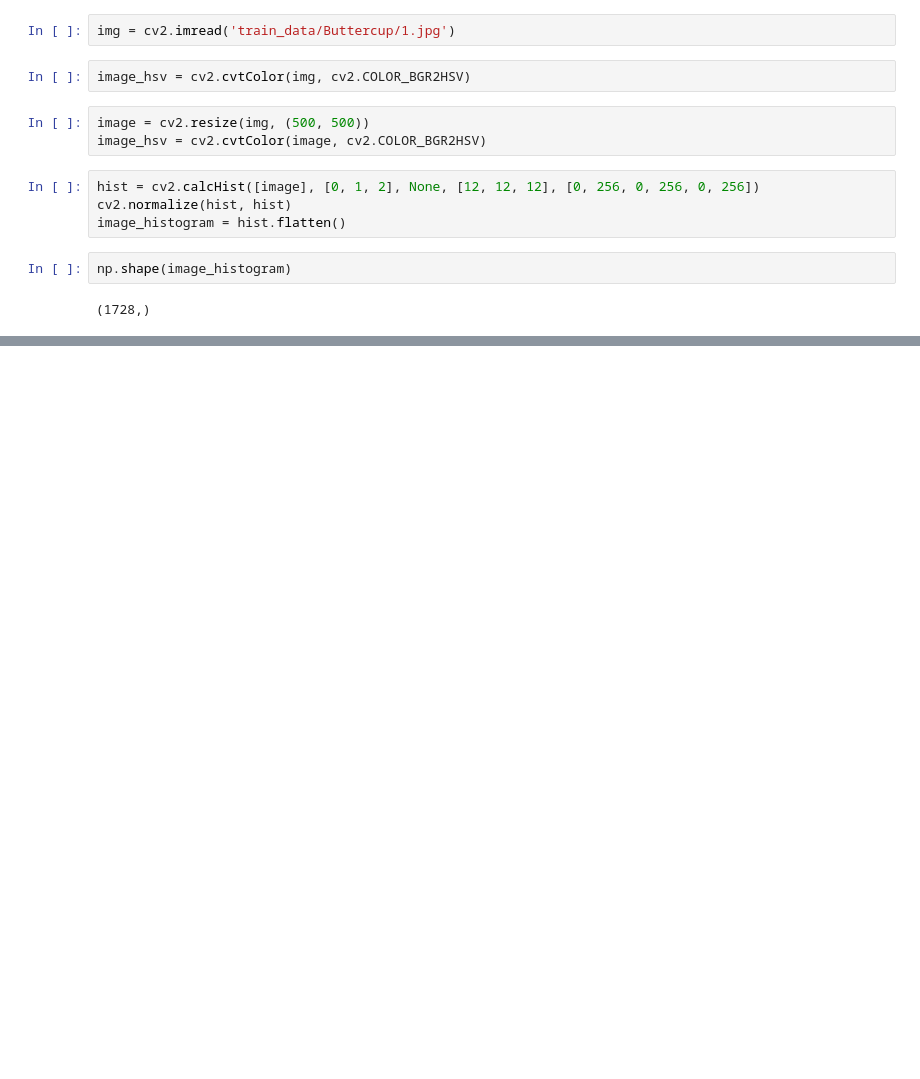
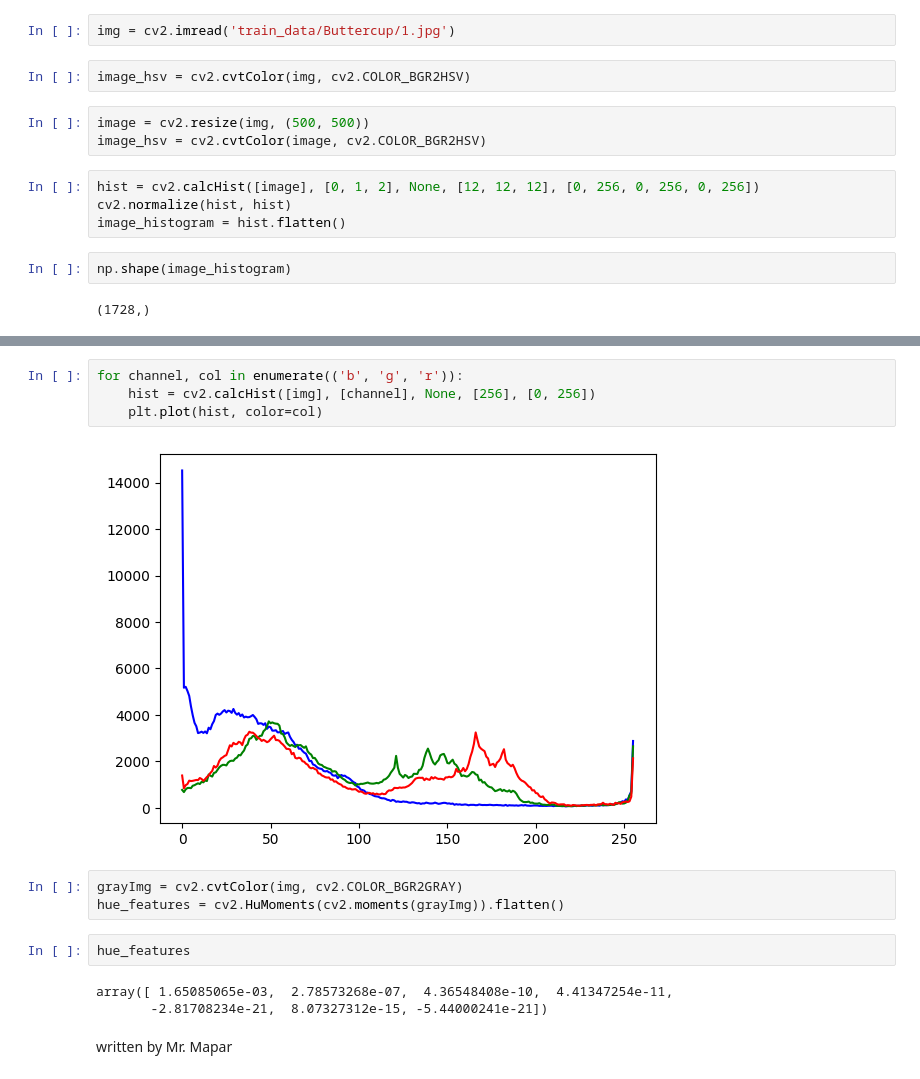
Before and after one commit to masoud533/ImageMining, a Jupyter notebook: flower/opencv.ipynb, the cells around one changed output, grey strips where cells are left out. Cells and saved outputs as stored; diff of their text form; blank space fills up the shorter version.

```diff
--- a/flower/opencv.ipynb
+++ b/flower/opencv.ipynb
@@ -23,0 +36,16 @@ np.shape(image_histogram)
+# %%
+for channel, col in enumerate(('b', 'g', 'r')):
+    hist = cv2.calcHist([img], [channel], None, [256], [0, 256])
+    plt.plot(hist, color=col)
+# %% [output]
+[figure, added]
+# %%
+grayImg = cv2.cvtColor(img, cv2.COLOR_BGR2GRAY)
+hue_features = cv2.HuMoments(cv2.moments(grayImg)).flatten()
+# %%
+hue_features
+# %% [output]
+array([ 1.65085065e-03,  2.78573268e-07,  4.36548408e-10,  4.41347254e-11,
+       -2.81708234e-21,  8.07327312e-15, -5.44000241e-21])
+# %% [markdown]
+written by Mr. Mapar
```
Also changed, not shown: parts of 2 cells of this notebook.
